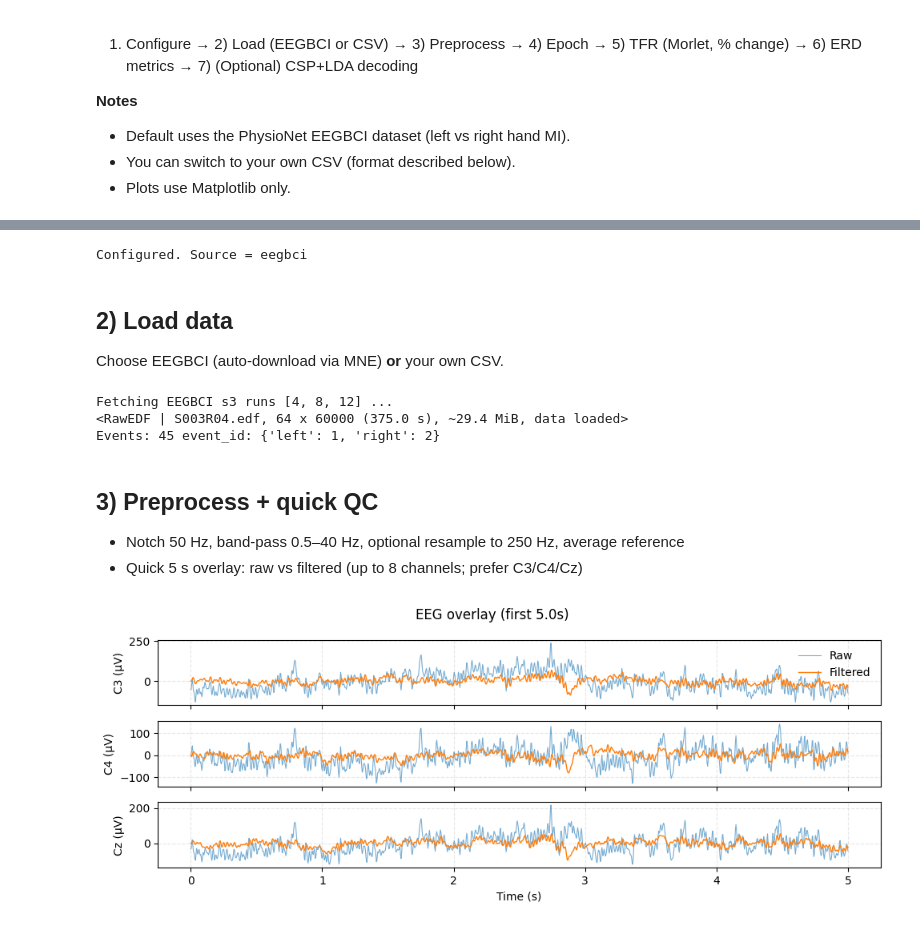
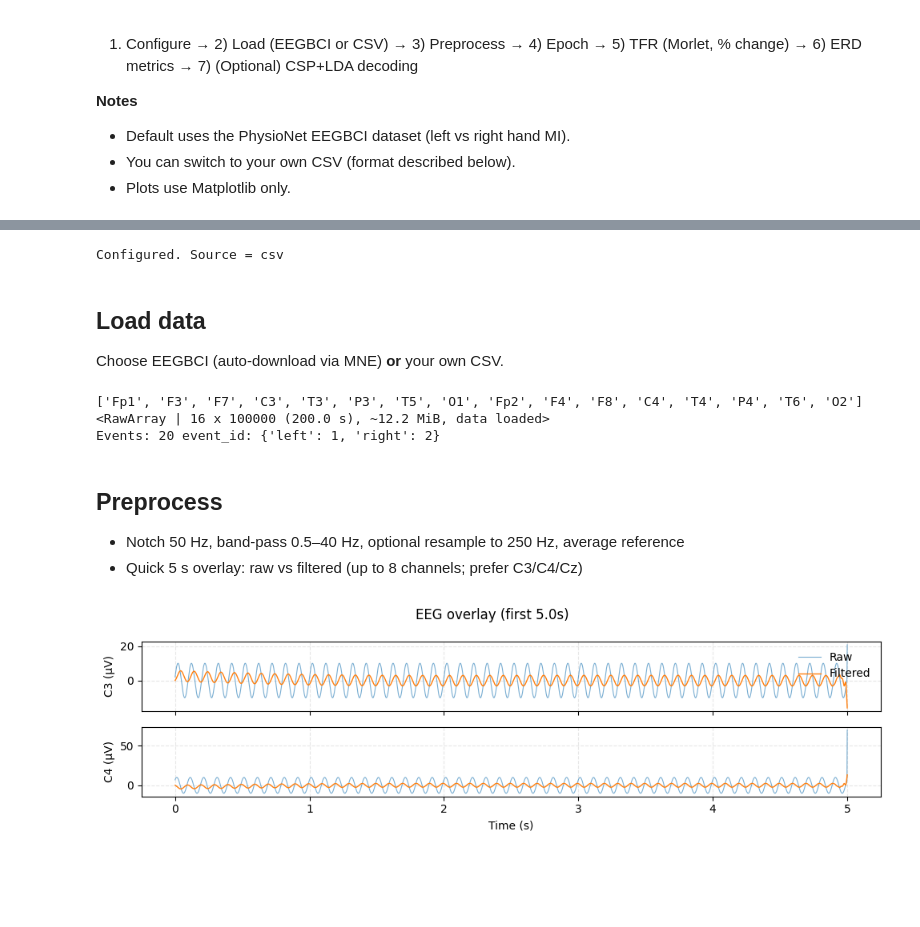
Before and after one commit to FishBallMEOW/MSc-Project_Investigating-the-Temporal-Dynamics-of-EEG-Signals-in-Sequential-Sensorimotor-Action, a Jupyter notebook: OOP_ver/eeg_process_pipeline.ipynb, the cells around one changed output, grey strips where cells are left out. Drawn from its saved outputs; the diff is of its cells as text; code cells hidden in the pictures; blank space fills up the shorter version.

Commit message:
Update: processing pipeline and add backups

```diff
--- a/OOP_ver/eeg_process_pipeline.ipynb
+++ b/OOP_ver/eeg_process_pipeline.ipynb
@@ -41,51 +44,59 @@ mne.set_log_level('WARNING')
 # %%
 
 # %% Config
-source = "eegbci"   # "eegbci" or "csv"
+source = "csv"   # "eegbci", "csv", or "ecog_mat"
 
 # EEGBCI settings
 subject = 3
 runs = [4, 8, 12]  # motor imagery, left vs right
 
-# CSV settings (used if source == "csv")
-csv_path = r"D:/path/to/your_file.csv"   # <- change me
+# CSV settings (used if source == "ecog_mat")
+# 20250818_121855_1block/20250818_121855_eeg_with_markers_renamed.csv  Simulated_data/simulated_eeg_with_markers_10Hz_ERD_5s.csv
+csv_path = r"D:/user/Files_without_backup/MSc_Project/Data/Simulated_data/simulated_eeg_with_markers_10Hz_ERS_5s.csv"   # <- change me
 time_col = "timestamp"
 type_col = "type"          # values: "EEG" or "Marker"
 eeg_value = "EEG"
 marker_value = "Marker"
 marker_col = "marker"      # integer codes
-channel_cols = None        # e.g. [f"ch{i}" for i in range(1,17)]
-event_code_map = {1: "left", 2: "right"}  # CSV marker code -> name
+channel_cols = ["Fp1", "F3", "F7", "C3", "T3", "P3", "T5", "O1", "Fp2", "F4", "F8", "C4", "T4", "P4", "T6", "O2"]        # e.g. [f"ch{i}" for i in range(1,17)]
+event_code_map = {21: "left", 22: "right"}  # CSV marker code -> name
 csv_voltage_unit = "uV"    # "uV" | "mV" | "V"
+
+# ECoG (.mat) settings (used if source == "ecog_mat")
+ecog_mat_path = r"D:/user/Files_without_backup/MSc_Project/Data/data_miller/bp_im_t_h.mat"  # <- change me
+ecog_event_id = {'tongue': 11, 'hand': 12}      # default codes in the dataset
+ecog_sfreq = 1000.0
+ecog_scale_uv = 0.0298   # μV per amplifier unit (per README)
 
 # Preprocessing
 notch_freq = 50.0
 l_freq, h_freq = 0.5, 40.0
-resample_sfreq = 250.0     # set None to keep native
+resample_sfreq = None     # set None to keep native
 reref = "average"          # "average" or list of ref channel names
 
 # Epoching
 tmin, tmax = -1.0, 4.0
 baseline = (-1.0, 0.0)
 
+
 # TFR (Morlet)
 freqs = np.arange(2, 36)   # 2–35 Hz
-n_cycles = 5.0
-baseline_mode = "percent"  # % change
+n_cycles = 7.0
+baseline_mode = "percent"  # % change: percent, log: logratio
 
 # ERD metrics
 mu_band = (8., 13.)
 beta_band = (13., 30.)
 erd_onset_threshold = -20.0   # % drop (negative)
 mi_window = (1.0, 4.0)        # seconds
-sensorimotor_chs = ["C3", "C4", "Cz"]
+target_chs = ["C3", "C4"] #, "O1", "O2", "P3", "P4"]
 
 # Output directory
 OUT = Path("outputs"); OUT.mkdir(exist_ok=True, parents=True)
 print("Configured. Source =", source)
 # %% [output]
-Configured. Source = eegbci
+Configured. Source = csv
 # %% [markdown]
 
-## 2) Load data
+## Load data
 Choose EEGBCI (auto-download via MNE) **or** your own CSV.
@@ -118,6 +184,7 @@ elif source.lower() == "csv":
     mrk_df = df[df[type_col] == marker_value].copy()
     # channels
     ch_cols = channel_cols
+    print(ch_cols)
     if ch_cols is None:
         patt = df.columns.str.match(r"^(ch|eeg)\d+$", case=False)
         ch_cols = [c for c, m in zip(df.columns, patt) if m and c in eeg_df.columns]
@@ -150,18 +217,28 @@ elif source.lower() == "csv":
             events.append([sample, 0, code_to_int[code]])
     events = np.array(events, dtype=int)
     event_id = name_to_int
+
+elif source.lower() == "ecog_mat":
+    print(f"Loading ECoG .mat: {ecog_mat_path}")
+    raw, events, event_id = load_ecog_mat_to_raw(
+        ecog_mat_path,
+        event_id=ecog_event_id,
+        sfreq=ecog_sfreq,
+        scale_uv=ecog_scale_uv
+    )
+
 else:
-    raise ValueError("source must be 'eegbci' or 'csv'")
+    raise ValueError("source must be 'eegbci' or 'csv' or 'ecog_mat'")
 
 print(raw)
 print("Events:", len(events), "event_id:", event_id)
 # %% [output]
-Fetching EEGBCI s3 runs [4, 8, 12] ...
-<RawEDF | S003R04.edf, 64 x 60000 (375.0 s), ~29.4 MiB, data loaded>
-Events: 45 event_id: {'left': 1, 'right': 2}
+['Fp1', 'F3', 'F7', 'C3', 'T3', 'P3', 'T5', 'O1', 'Fp2', 'F4', 'F8', 'C4', 'T4', 'P4', 'T6', 'O2']
+<RawArray | 16 x 100000 (200.0 s), ~12.2 MiB, data loaded>
+Events: 20 event_id: {'left': 1, 'right': 2}
 # %% [markdown]
 
-## 3) Preprocess + quick QC
+## Preprocess
 - Notch 50 Hz, band-pass 0.5–40 Hz, optional resample to 250 Hz, average reference
 - Quick 5 s overlay: raw vs filtered (up to 8 channels; prefer C3/C4/Cz)
 # %%
@@ -169,42 +246,46 @@ Events: 45 event_id: {'left': 1, 'right': 2}
 # %% Preprocess + QC
 raw_f = raw.copy()
 if notch_freq:
-    raw_f.notch_filter(freqs=[notch_freq], picks="eeg")
-raw_f.filter(l_freq=l_freq, h_freq=h_freq, picks="eeg")
+    raw_f.notch_filter(freqs=[notch_freq], picks=mne.pick_types(raw_f.info, eeg=True, ecog=True))
+if l_freq is not None or h_freq is not None:
+    raw_f.filter(l_freq=l_freq, h_freq=h_freq, picks=mne.pick_types(raw_f.info, eeg=True, ecog=True))
 if resample_sfreq is not None and resample_sfreq > 0:
     raw_f.resample(resample_sfreq)
-if reref == "average":
-    raw_f.set_eeg_reference("average", projection=False)
-elif isinstance(reref, (list, tuple)):
-    raw_f.set_eeg_reference(reref, projection=False)
+# Apply re-referencing only if there are EEG channels:
+has_eeg = any(t == 'eeg' for t in raw_f.get_channel_types())
+if has_eeg:
+    if reref == "average":
+        raw_f.set_eeg_reference("average", projection=False)
+    elif isinstance(reref, (list, tuple)):
+        raw_f.set_eeg_reference(reref, projection=False)
 
 # QC overlay plot (first 5 s)
 max_channels = 16
-pref = [ch for ch in sensorimotor_chs if ch in raw.ch_names and ch in raw_f.ch_names]
+pref = [ch for ch in target_chs if ch in raw.ch_names and ch in raw_f.ch_names]
 chs = (pref or raw_f.ch_names)[:max_channels]
 
 r0 = raw.copy()
 r1 = raw_f.copy()
 if abs(r0.info['sfreq'] - r1.info['sfreq']) > 1e-6:
     r0.resample(r1.info['sfreq'])
 win = (0.0, min(5.0, r0.times[-1], r1.times[-1]))
 r0.crop(*win); r1.crop(*win)
 p0 = mne.pick_channels(r0.ch_names, include=chs)
 p1 = mne.pick_channels(r1.ch_names, include=chs)
 
 t = r1.times
 dat0 = (r0.get_data(picks=p0) * 1e6)
 dat1 = (r1.get_data(picks=p1) * 1e6)
 
 fig, axes = plt.subplots(len(chs), 1, sharex=True, figsize=(10, max(3, len(chs)*1.3)))
 if len(chs) == 1: axes = [axes]
 for ax, ch, y0, y1 in zip(axes, chs, dat0, dat1):
     ax.plot(t, y0, label="Raw", alpha=0.6, linewidth=0.8)
     ax.plot(t, y1, label="Filtered", linewidth=1.0)
     ax.set_ylabel(f"{ch} (µV)"); ax.grid(True, linestyle="--", alpha=0.3)
 axes[0].legend(loc="upper right", frameon=False)
 axes[-1].set_xlabel("Time (s)")
 plt.suptitle(f"EEG overlay (first {win[1]-win[0]:.1f}s)"); plt.tight_layout()
 plt.show()
 # %% [output]
-[figure, old version]
+[figure, new version]
```
Also changed, not shown: parts of 25 cells of this notebook, 3 other files.
